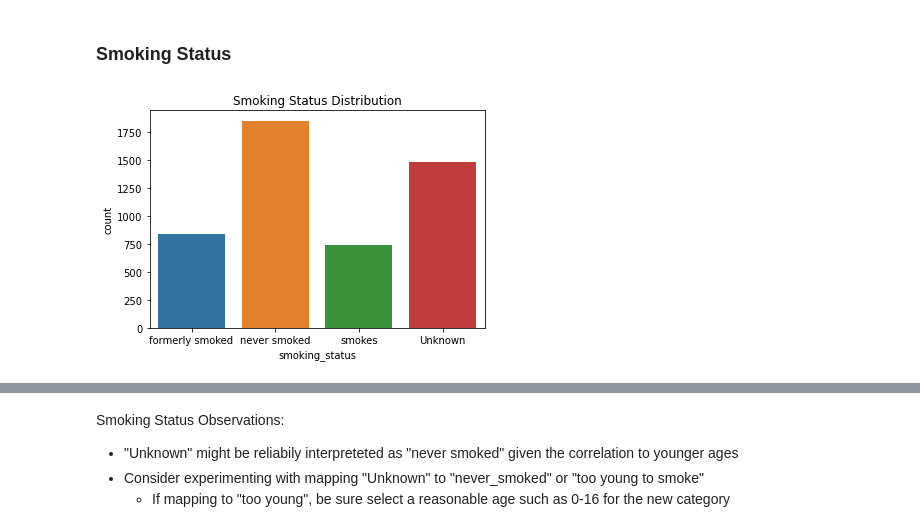
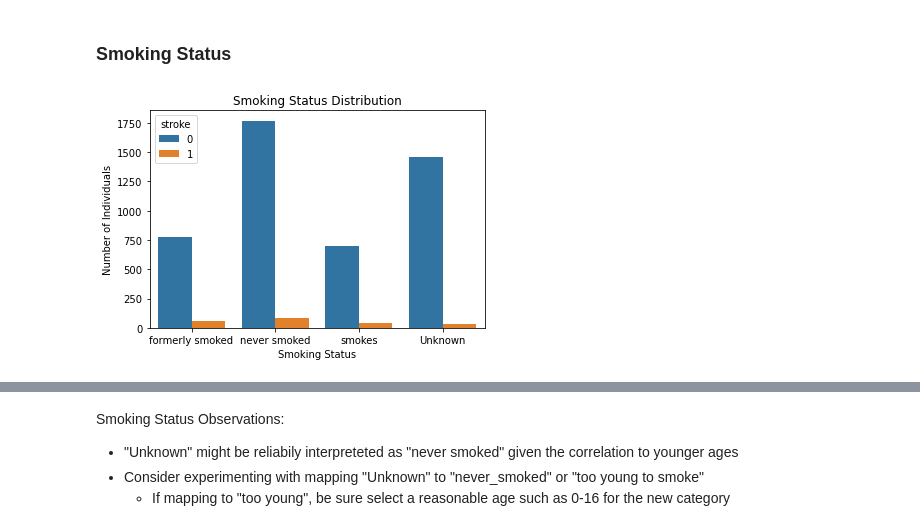
Before and after one commit to alexander-billings/stroke_prediction, a Jupyter notebook: Stroke_Prediction.ipynb, the cells around one changed output, grey strips where cells are left out. Cells and saved outputs as stored; diff of their text form; code cells hidden in the pictures.

```diff
--- a/Stroke_Prediction.ipynb
+++ b/Stroke_Prediction.ipynb
@@ -418,9 +418,11 @@ BMI Observations:
 # %% [markdown]
 ### Smoking Status
 # %%
-sns.countplot(data = df, x = 'smoking_status')
+sns.countplot(data = df, x = 'smoking_status', hue='stroke')
+plt.xlabel("Smoking Status")
+plt.ylabel("Number of Individuals")
 plt.title("Smoking Status Distribution");
 # %% [output]
-[figure, old version]
+[figure, new version]
 # %%
 # Need to explore other ways to plot as the colors bleed together
```
Also changed, not shown: parts of 6 cells of this notebook.
